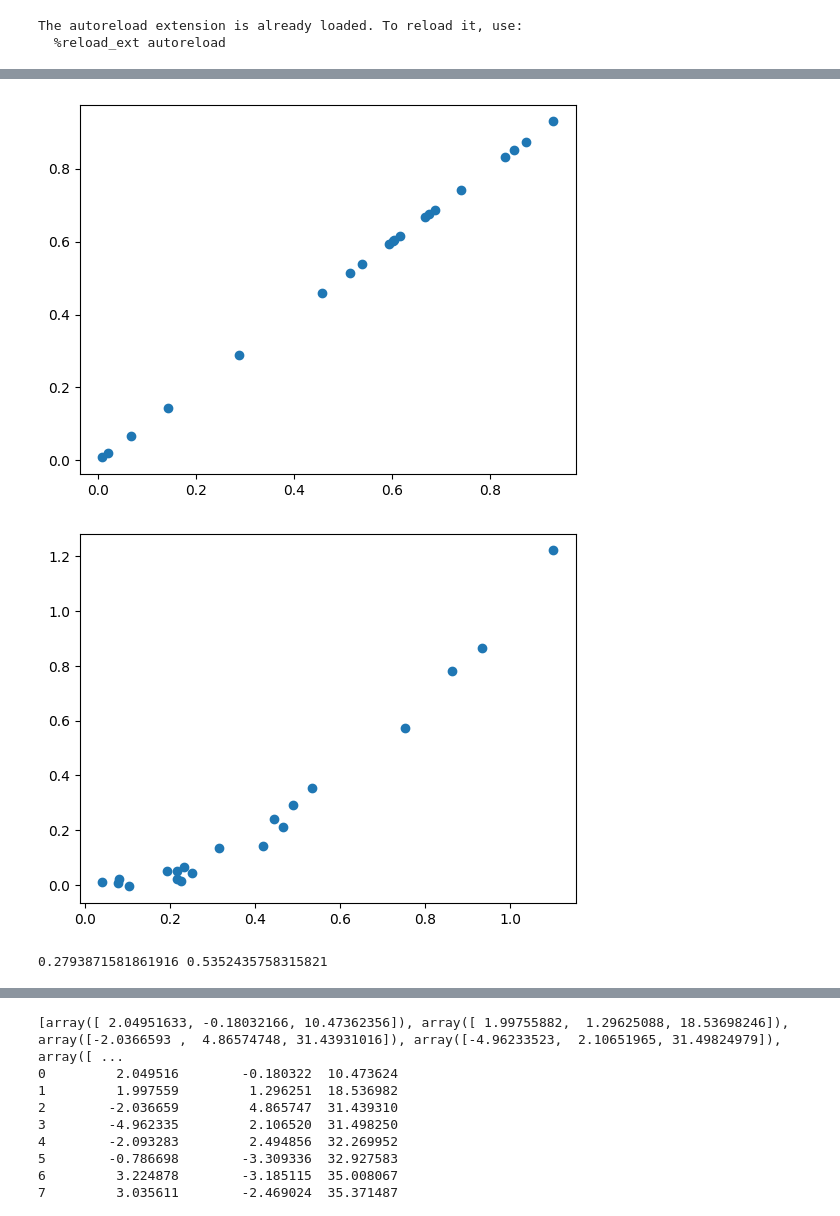
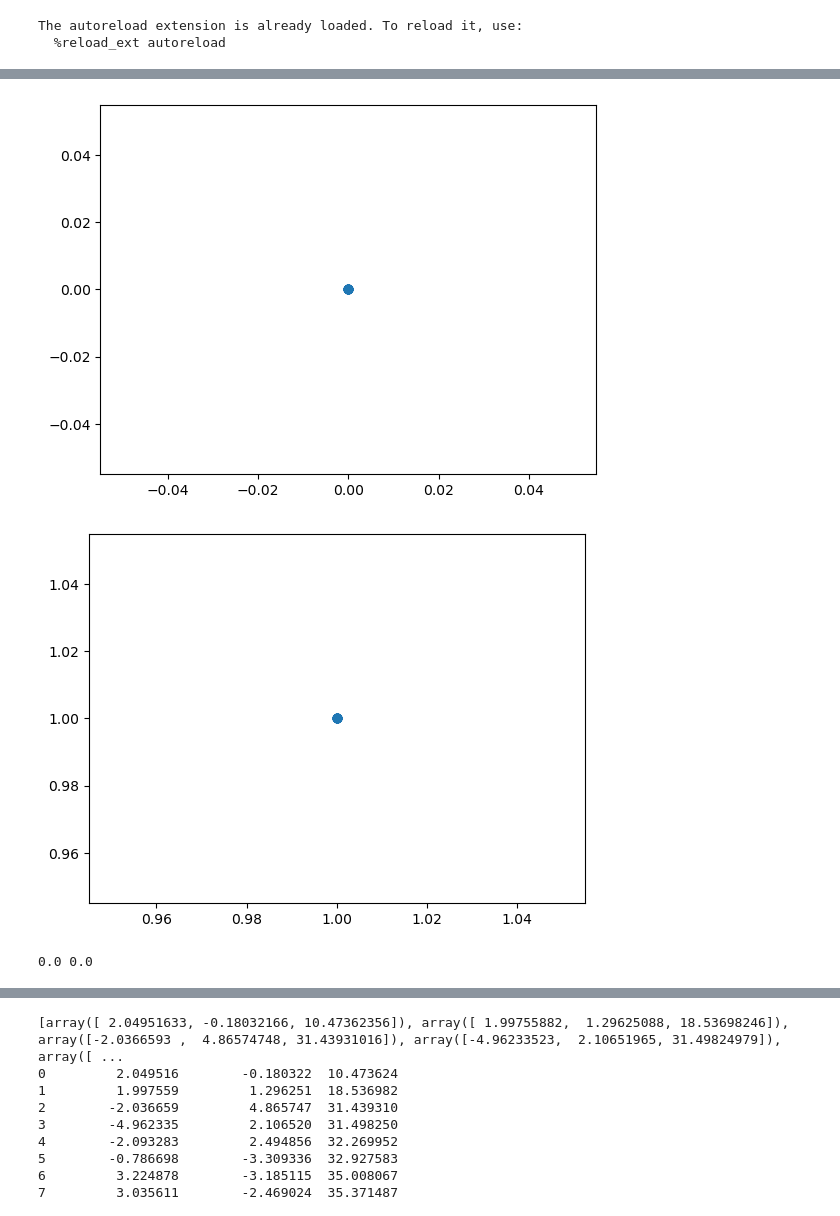
Before and after one commit to BartoszBugla/Algorytmy-heurystyczne, a Jupyter notebook: PVS.ipynb, the cells around one changed output, grey strips where cells are left out. Saved outputs shown, nothing was run; the diff lists cells and outputs as text; code cells hidden in the pictures.

```diff
--- a/PVS.ipynb
+++ b/PVS.ipynb
@@ -36,17 +35,17 @@ print(rastrigin_tester.get_y_std(), rastrigin_tester.get_y_mean())
 # %%
 
 
 def rosenbrock_solver():
-    return pvc.solve(rosenbrock, 15, 30, 2, -10, 10)
+    return pvc.solve(rosenbrock, 30, 500, 2, -10, 10)
 
 rosenbrock_tester = Tester(rosenbrock_solver,20)
 rosenbrock_tester.draw_y_plot()
 rosenbrock_tester.draw_2D_x_plot()
 print(rosenbrock_tester.get_y_std(), rosenbrock_tester.get_y_mean())
 # %% [output]
-[figure, old version]
+[figure, new version]
-[figure, old version]
+[figure, new version]
-0.2793871581861916 0.5352435758315821
+0.0 0.0
 # %%
 
 def sphere_solver():
```
Also changed, not shown: parts of 4 cells of this notebook, 1 other file.
